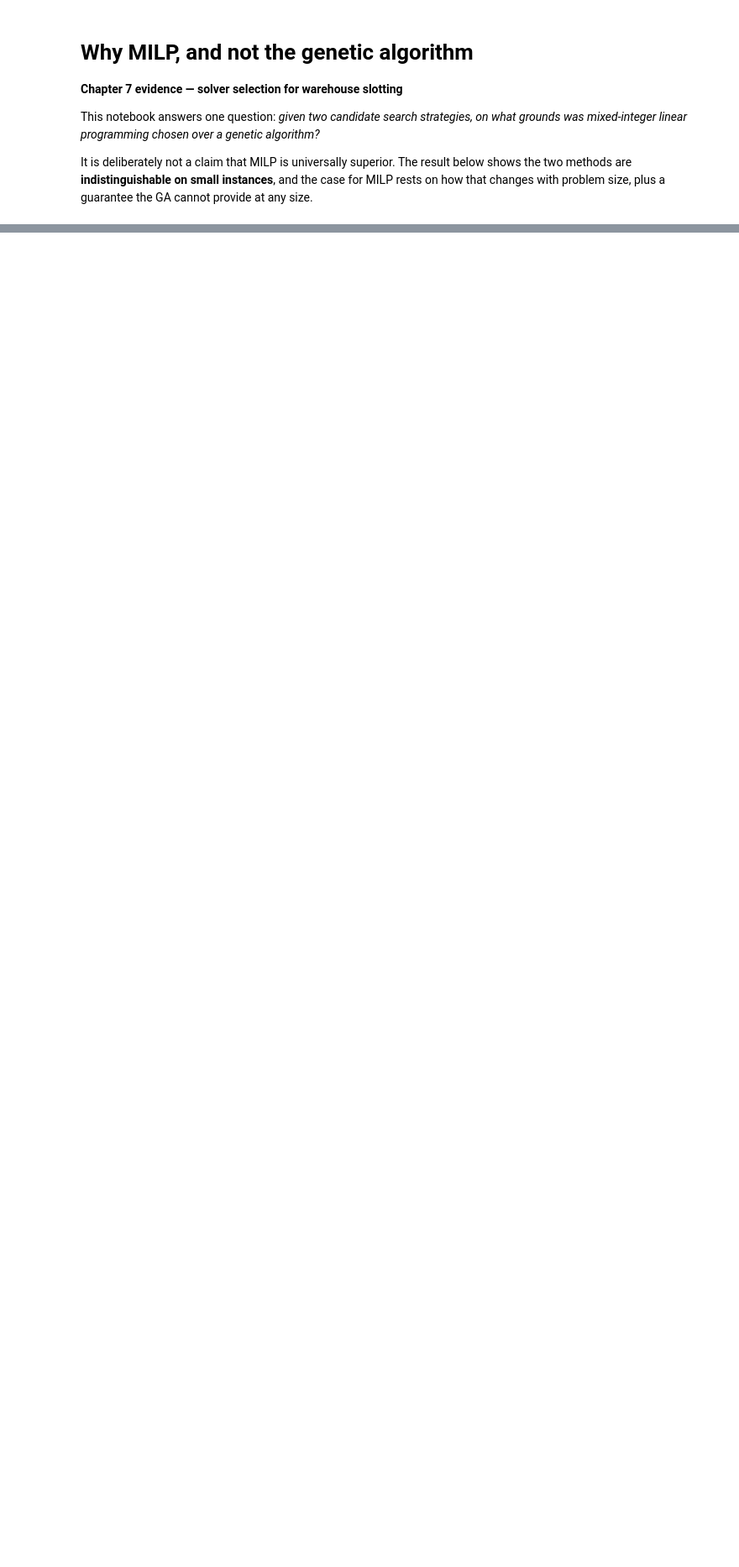
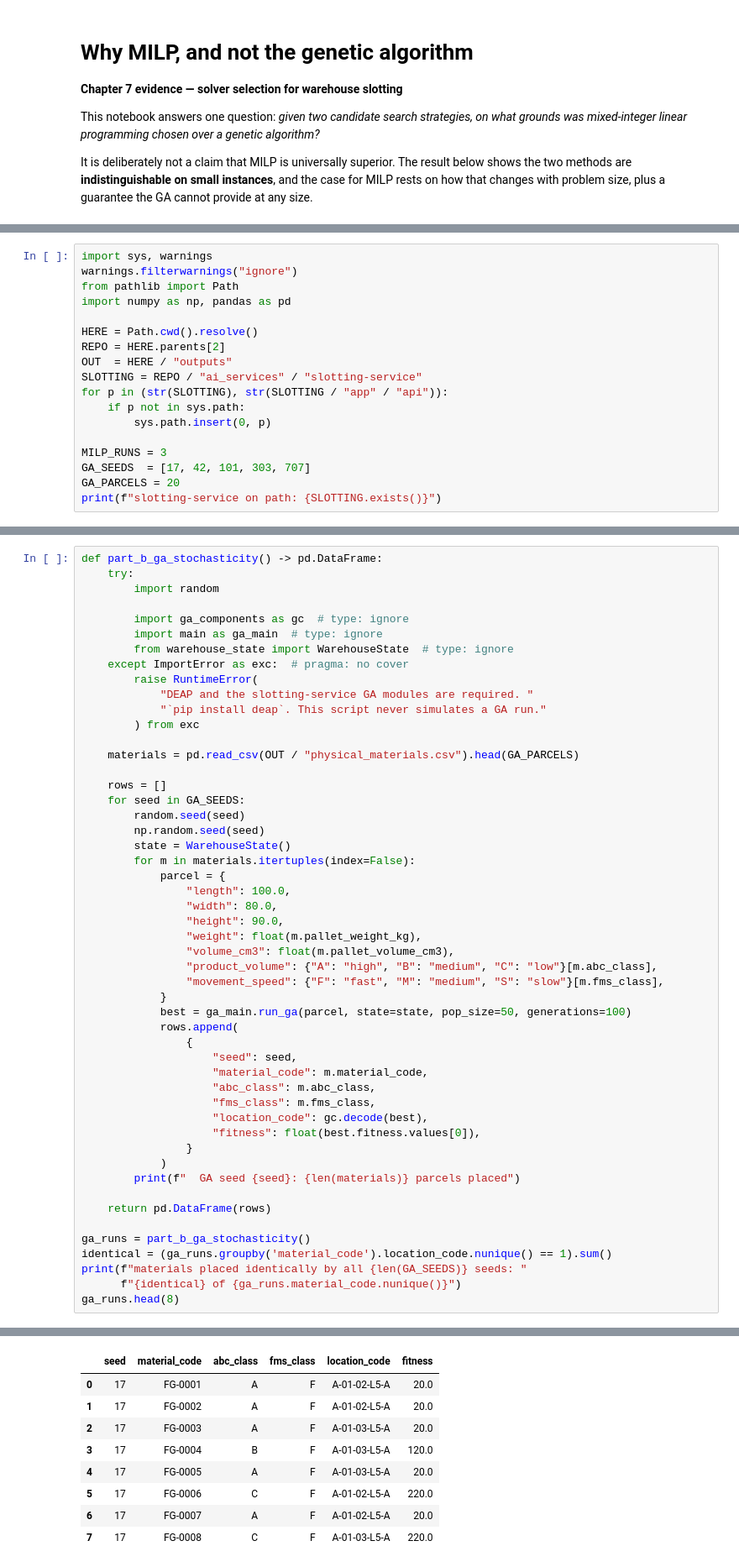
Before and after one commit to Oxshadha/OptiWMS, a Jupyter notebook: Ai miroservices/modeling/v8_controlled_synthetic_validation/solver_selection_milp_vs_ga.ipynb, the cells around one changed output, grey strips where cells are left out. Shown at 84% size. Cells and saved outputs as stored; diff of their text form; blank space fills up the shorter version.

```diff
--- a/Ai miroservices/modeling/v8_controlled_synthetic_validation/solver_selection_milp_vs_ga.ipynb
+++ b/Ai miroservices/modeling/v8_controlled_synthetic_validation/solver_selection_milp_vs_ga.ipynb
@@ -46,0 +59,18 @@ difference is attributable to the search strategy alone.
+# %%
+import sys, warnings
+warnings.filterwarnings("ignore")
+from pathlib import Path
+import numpy as np, pandas as pd
+
+HERE = Path.cwd().resolve()
+REPO = HERE.parents[2]
+OUT  = HERE / "outputs"
+SLOTTING = REPO / "ai_services" / "slotting-service"
+for p in (str(SLOTTING), str(SLOTTING / "app" / "api")):
+    if p not in sys.path:
+        sys.path.insert(0, p)
+
+MILP_RUNS = 3
+GA_SEEDS  = [17, 42, 101, 303, 707]
+GA_PARCELS = 20
+print(f"slotting-service on path: {SLOTTING.exists()}")
@@ -46,0 +198,52 @@ difference is attributable to the search strategy alone.
+# %%
+def part_b_ga_stochasticity() -> pd.DataFrame:
+    try:
+        import random
+
+        import ga_components as gc  # type: ignore
+        import main as ga_main  # type: ignore
+        from warehouse_state import WarehouseState  # type: ignore
+    except ImportError as exc:  # pragma: no cover
+        raise RuntimeError(
+            "DEAP and the slotting-service GA modules are required. "
+            "`pip install deap`. This script never simulates a GA run."
+        ) from exc
+
+    materials = pd.read_csv(OUT / "physical_materials.csv").head(GA_PARCELS)
+
+    rows = []
+    for seed in GA_SEEDS:
+        random.seed(seed)
+        np.random.seed(seed)
+        state = WarehouseState()
+        for m in materials.itertuples(index=False):
+            parcel = {
+                "length": 100.0,
+                "width": 80.0,
+                "height": 90.0,
+                "weight": float(m.pallet_weight_kg),
+                "volume_cm3": float(m.pallet_volume_cm3),
+                "product_volume": {"A": "high", "B": "medium", "C": "low"}[m.abc_class],
+                "movement_speed": {"F": "fast", "M": "medium", "S": "slow"}[m.fms_class],
+            }
+            best = ga_main.run_ga(parcel, state=state, pop_size=50, generations=100)
+            rows.append(
+                {
+                    "seed": seed,
+                    "material_code": m.material_code,
+                    "abc_class": m.abc_class,
+                    "fms_class": m.fms_class,
+                    "location_code": gc.decode(best),
+                    "fitness": float(best.fitness.values[0]),
+                }
+            )
+        print(f"  GA seed {seed}: {len(materials)} parcels placed")
+
+    return pd.DataFrame(rows)
+
+ga_runs = part_b_ga_stochasticity()
+identical = (ga_runs.groupby('material_code').location_code.nunique() == 1).sum()
+print(f"materials placed identically by all {len(GA_SEEDS)} seeds: "
+      f"{identical} of {ga_runs.material_code.nunique()}")
+ga_runs.head(8)
+# %% [output]
@@ -46,0 +256,9 @@ difference is attributable to the search strategy alone.
+|  | seed | material_code | abc_class | fms_class | location_code | fitness |
+| 0 | 17 | FG-0001 | A | F | A-01-02-L5-A | 20.0 |
+| 1 | 17 | FG-0002 | A | F | A-01-02-L5-A | 20.0 |
+| 2 | 17 | FG-0003 | A | F | A-01-03-L5-A | 20.0 |
+| 3 | 17 | FG-0004 | B | F | A-01-03-L5-A | 120.0 |
+| 4 | 17 | FG-0005 | A | F | A-01-03-L5-A | 20.0 |
+| 5 | 17 | FG-0006 | C | F | A-01-02-L5-A | 220.0 |
+| 6 | 17 | FG-0007 | A | F | A-01-02-L5-A | 20.0 |
+| 7 | 17 | FG-0008 | C | F | A-01-03-L5-A | 220.0 |
```
Also changed, not shown: parts of 12 cells of this notebook.
